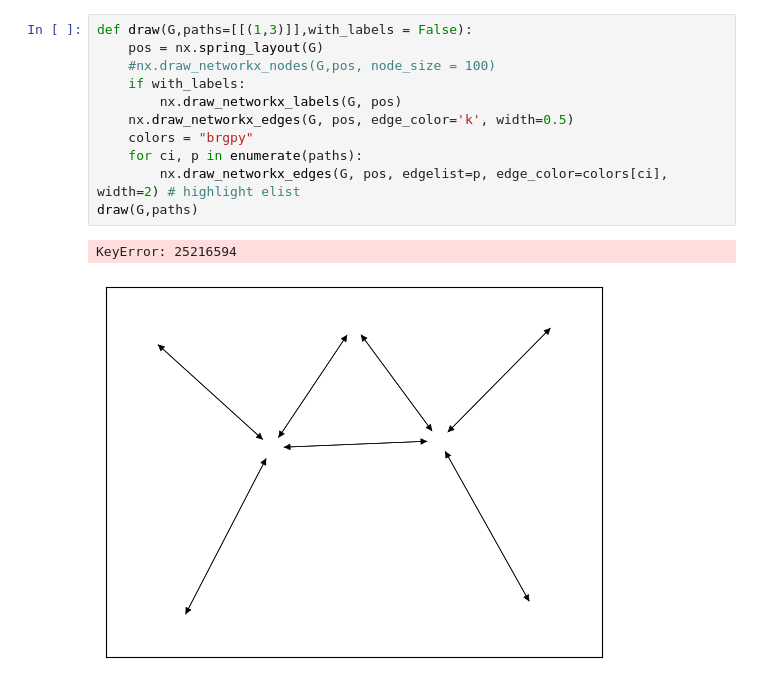
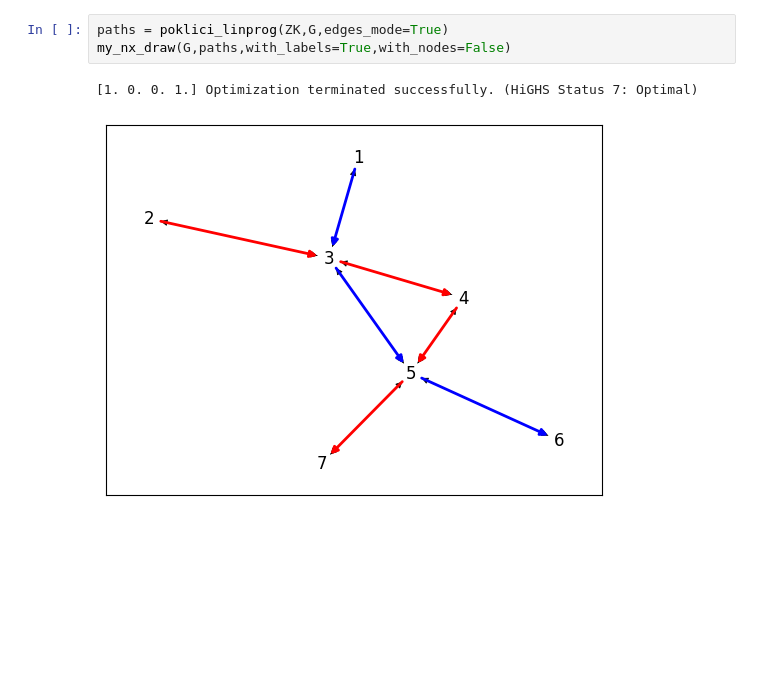
Before and after one commit to elgroselj/distributing_traffic, a Jupyter notebook: resevanje.ipynb, the cells around one changed output. Cells and saved outputs as stored; diff of their text form; blank space fills up the shorter version.

```diff
--- a/resevanje.ipynb
+++ b/resevanje.ipynb
@@ -145,15 +58,7 @@ for i in range(neki.shape[1]):
-# %%
-def draw(G,paths=[[(1,3)]],with_labels = False):
-    pos = nx.spring_layout(G)
-    #nx.draw_networkx_nodes(G,pos, node_size = 100)
-    if with_labels:
-        nx.draw_networkx_labels(G, pos)
-    nx.draw_networkx_edges(G, pos, edge_color='k', width=0.5)
-    colors = "brgpy"
-    for ci, p in enumerate(paths):
-        nx.draw_networkx_edges(G, pos, edgelist=p, edge_color=colors[ci], width=2) # highlight elist
-draw(G,paths)
-# %% [output]
-KeyError: 25216594
-[figure, removed]
+# %%
+paths = poklici_linprog(ZK,G,edges_mode=True)
+my_nx_draw(G,paths,with_labels=True,with_nodes=False)
+# %% [output]
+[1. 0. 0. 1.] Optimization terminated successfully. (HiGHS Status 7: Optimal)
+[figure, added]
 # %%
```
Also changed, not shown: parts of 16 cells of this notebook, 1 other file.
